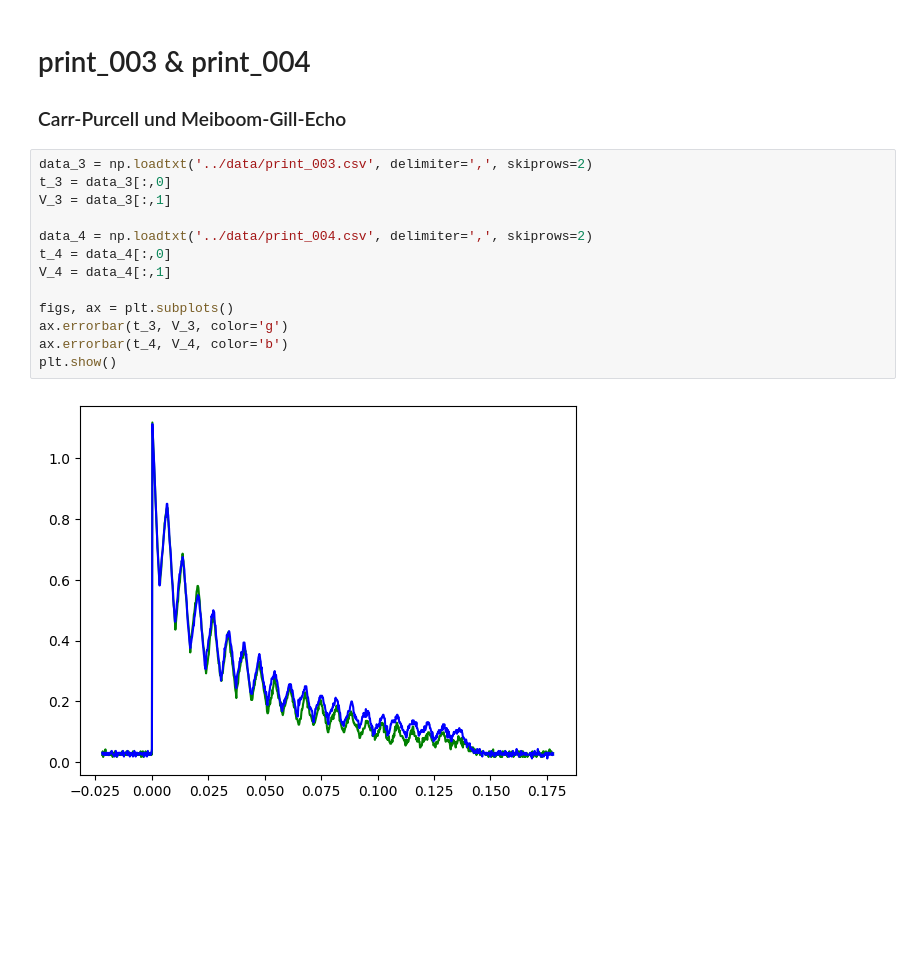
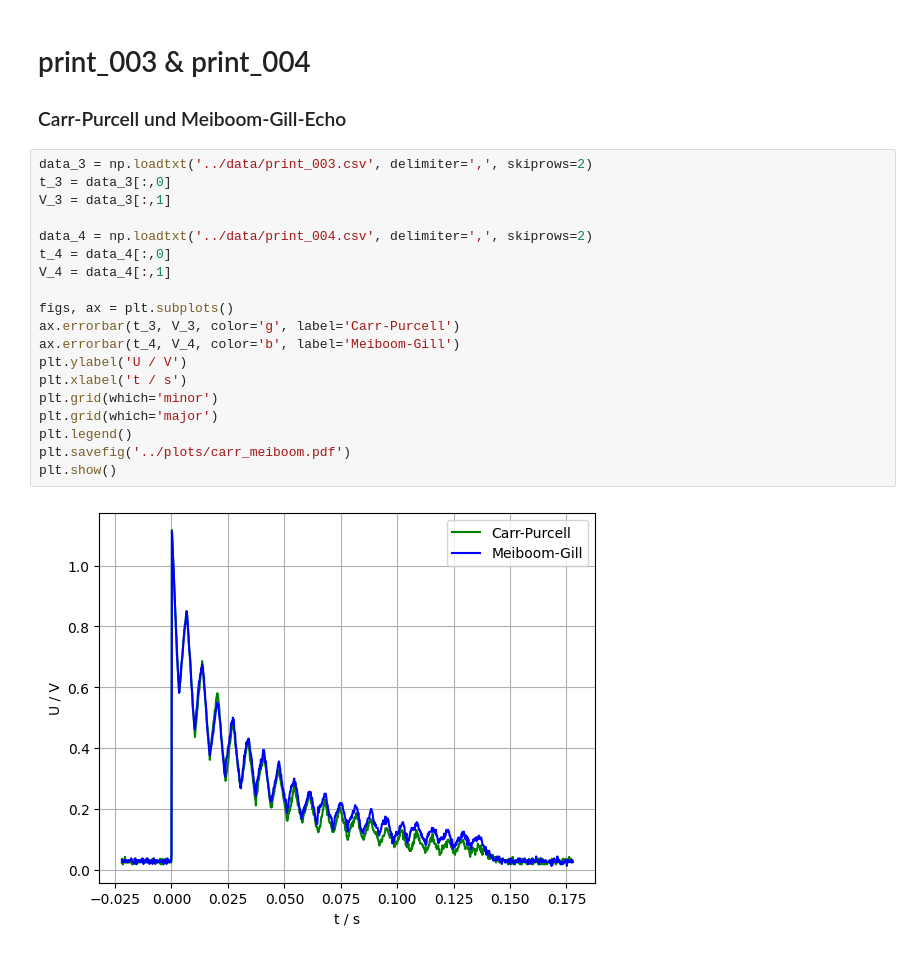
Before and after one commit to itzhaQQ/P4_WS2526, a Jupyter notebook: 443_KernmagnetischeRelaxation/src/test_plot.ipynb, the cells around one changed output. Saved outputs shown, nothing was run; the diff lists cells and outputs as text; blank space fills up the shorter version.

```diff
--- a/443_KernmagnetischeRelaxation/src/test_plot.ipynb
+++ b/443_KernmagnetischeRelaxation/src/test_plot.ipynb
@@ -118,15 +118,21 @@ plt.show()
 # %%
 data_3 = np.loadtxt('../data/print_003.csv', delimiter=',', skiprows=2)
 t_3 = data_3[:,0]
 V_3 = data_3[:,1]
 
 data_4 = np.loadtxt('../data/print_004.csv', delimiter=',', skiprows=2)
 t_4 = data_4[:,0]
 V_4 = data_4[:,1]
 
 figs, ax = plt.subplots()
-ax.errorbar(t_3, V_3, color='g')
-ax.errorbar(t_4, V_4, color='b')
+ax.errorbar(t_3, V_3, color='g', label='Carr-Purcell')
+ax.errorbar(t_4, V_4, color='b', label='Meiboom-Gill')
+plt.ylabel('U / V')
+plt.xlabel('t / s')
+plt.grid(which='minor')
+plt.grid(which='major')
+plt.legend()
+plt.savefig('../plots/carr_meiboom.pdf')
 plt.show()
 # %% [output]
-[figure, old version]
+[figure, new version]
```
Also changed, not shown: 19 other files.
